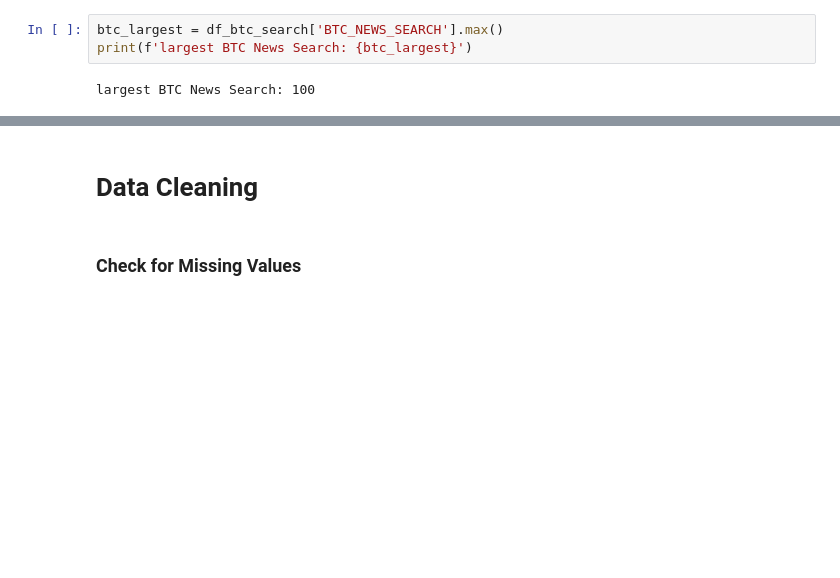
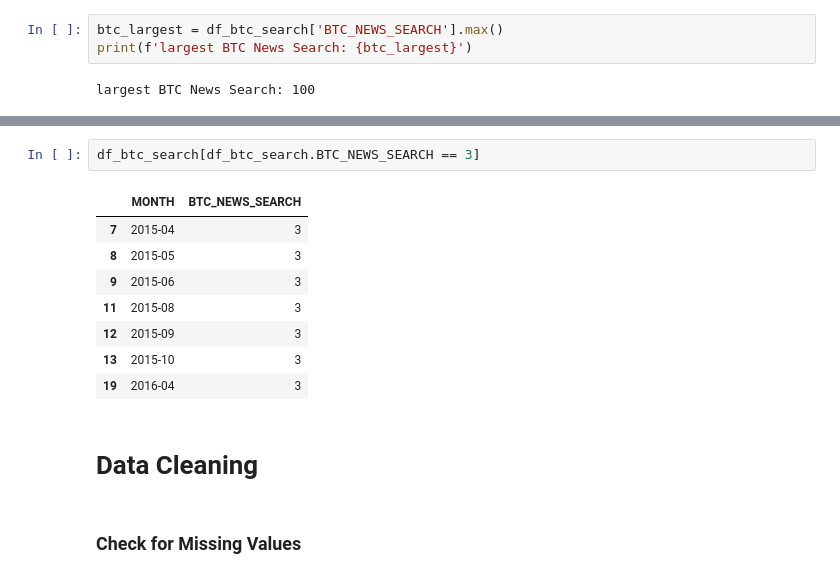
Before and after one commit to julioreis-dev/tutorial_pandas, a Jupyter notebook: Google_Trends_and_Data_Visualisation_(start).ipynb, the cells around one changed output, grey strips where cells are left out. Drawn from its saved outputs; the diff is of its cells as text; blank space fills up the shorter version.

```diff
--- a/Google_Trends_and_Data_Visualisation_(start).ipynb
+++ b/Google_Trends_and_Data_Visualisation_(start).ipynb
@@ -129,3 +141,14 @@ largest BTC News Search: 100
+# %%
+df_btc_search[df_btc_search.BTC_NEWS_SEARCH == 3]
+# %% [output]
+|  | MONTH | BTC_NEWS_SEARCH |
+| 7 | 2015-04 | 3 |
+| 8 | 2015-05 | 3 |
+| 9 | 2015-06 | 3 |
+| 11 | 2015-08 | 3 |
+| 12 | 2015-09 | 3 |
+| 13 | 2015-10 | 3 |
+| 19 | 2016-04 | 3 |
 # %% [markdown]
 # Data Cleaning
 # %% [markdown]
```
Also changed, not shown: parts of 1 cell of this notebook.
